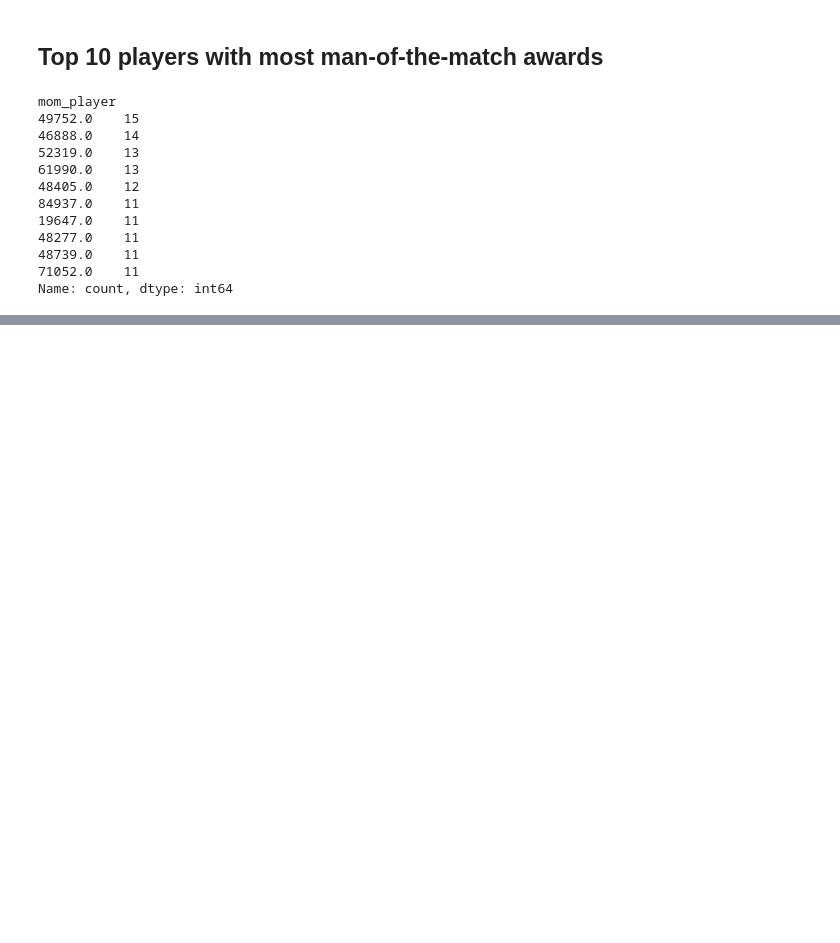
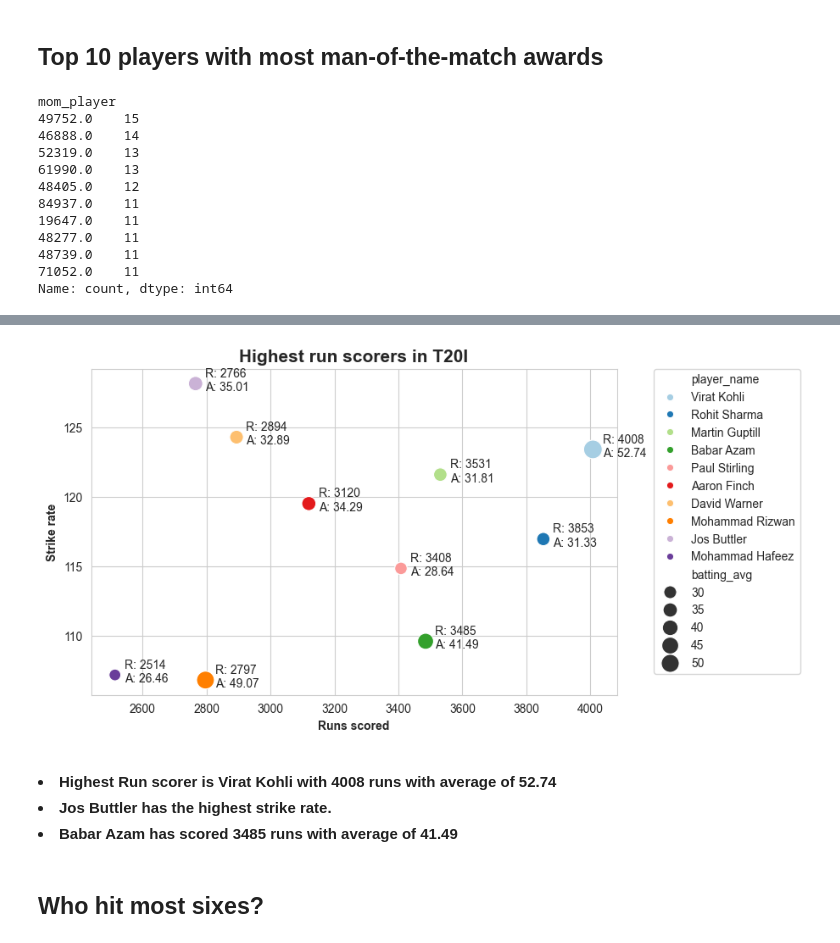
Before and after one commit to ali-bin-kashif/T20-Internationals-Dataset-EDA, a Jupyter notebook: eda-t20i-cricket.ipynb, the cells around one changed output, grey strips where cells are left out. Saved outputs shown, nothing was run; the diff lists cells and outputs as text; code cells hidden in the pictures; blank space fills up the shorter version.

```diff
--- a/eda-t20i-cricket.ipynb
+++ b/eda-t20i-cricket.ipynb
@@ -562,0 +633,11 @@ for container in ax.containers:
+# %%
+batsman_records = batting_data.pivot_table(values=['runs', 'balls', 'fours', 'sixes', 'strikeRate', 'isOut'], index='batsman',
+                         aggfunc={'runs': 'sum', 'balls' : 'sum', 'fours' : 'sum', 'sixes' : 'sum', 'strikeRate' : 'mean', 'isOut' : 'sum'})
+
+top_10_batsman = batsman_records.nlargest(10,'runs').reset_index()
+
+top_10_batsman['batting_avg'] = top_10_batsman['runs'] / top_10_batsman['isOut']
+
+top_10_batsman_names = top_10_batsman.merge(players_info, left_on='batsman', right_on='player_id')
+
+top_10_batsman_names
@@ -562,0 +656,28 @@ for container in ax.containers:
+# %%
+# Setting size and theme
+plt.figure(figsize=(8,5))
+sns.set_style('whitegrid')
+
+# Plotting with balls bowled on x-axis and economy on y-axis
+ax = sns.scatterplot(x='runs', y='strikeRate', data=top_10_batsman_names, size='batting_avg',
+                     hue='player_name', sizes=(100,250), palette='Paired')
+
+# Customizing legend
+plt.legend(bbox_to_anchor=(1.07, 1), loc='upper left', borderaxespad=0)
+
+# Annotating points on the plot with wickets and economy
+for lab,row in top_10_batsman_names.iterrows():
+    ax.annotate(f"R: { int(row['runs']) }\nA: {round(row['batting_avg'],2)}", xy=(row['runs']+30, row['strikeRate']-0.5))
+
+# Customizing the chart
+ax.set_title("Highest run scorers in T20I", fontweight = 'bold', fontsize=15)
+ax.set_xlabel("Runs scored", fontweight = 'bold')
+ax.set_ylabel("Strike rate", fontweight = 'bold')
+
+plt.show()
+# %% [output]
+[figure, added]
+# %% [markdown]
+<b><li>Highest Run scorer is Virat Kohli with 4008 runs with average of 52.74<br><li> Jos Buttler has the highest strike rate.<br><li> Babar Azam has scored 3485 runs with average of 41.49
+# %% [markdown]
+## Who hit most sixes?
```
Also changed, not shown: parts of 18 cells of this notebook.
